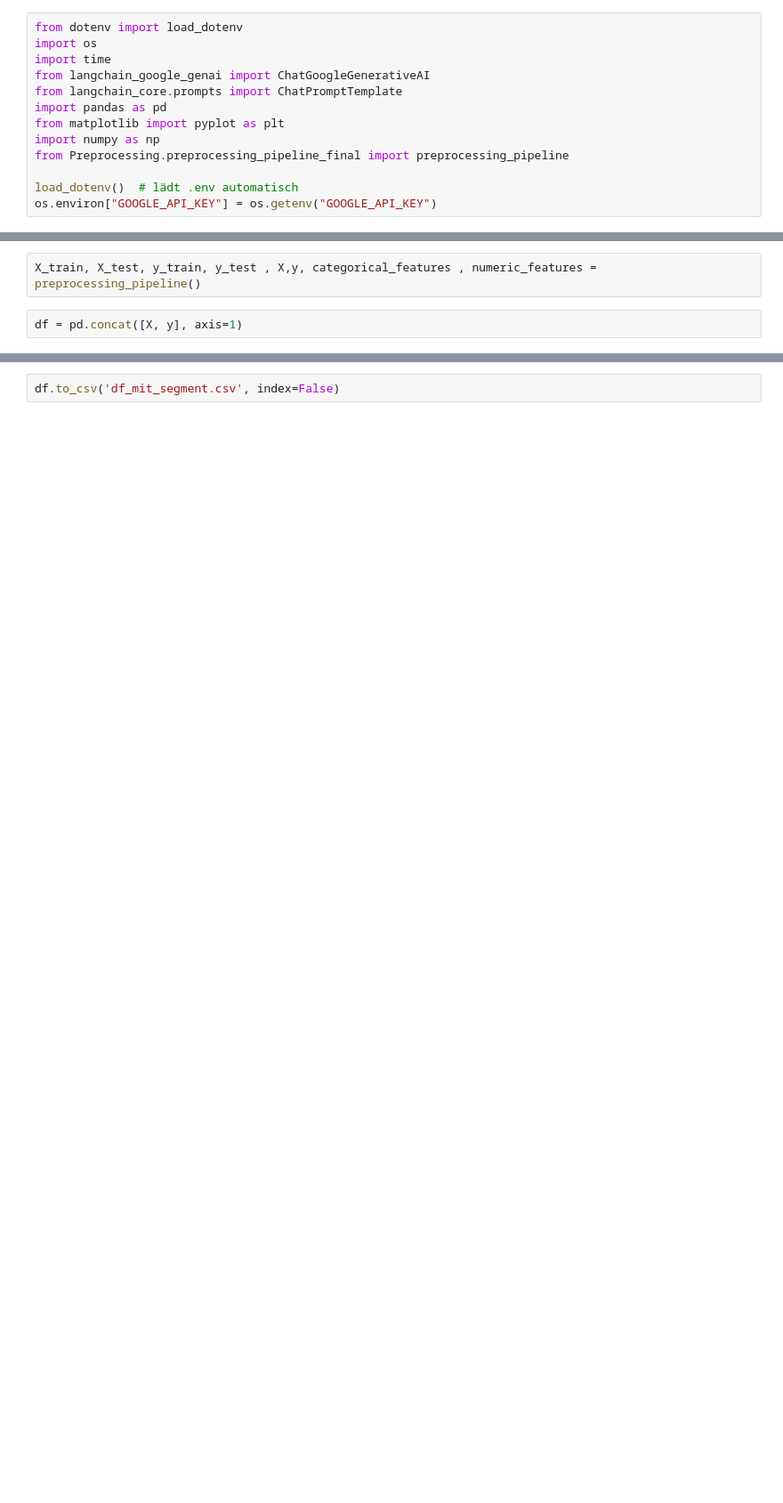
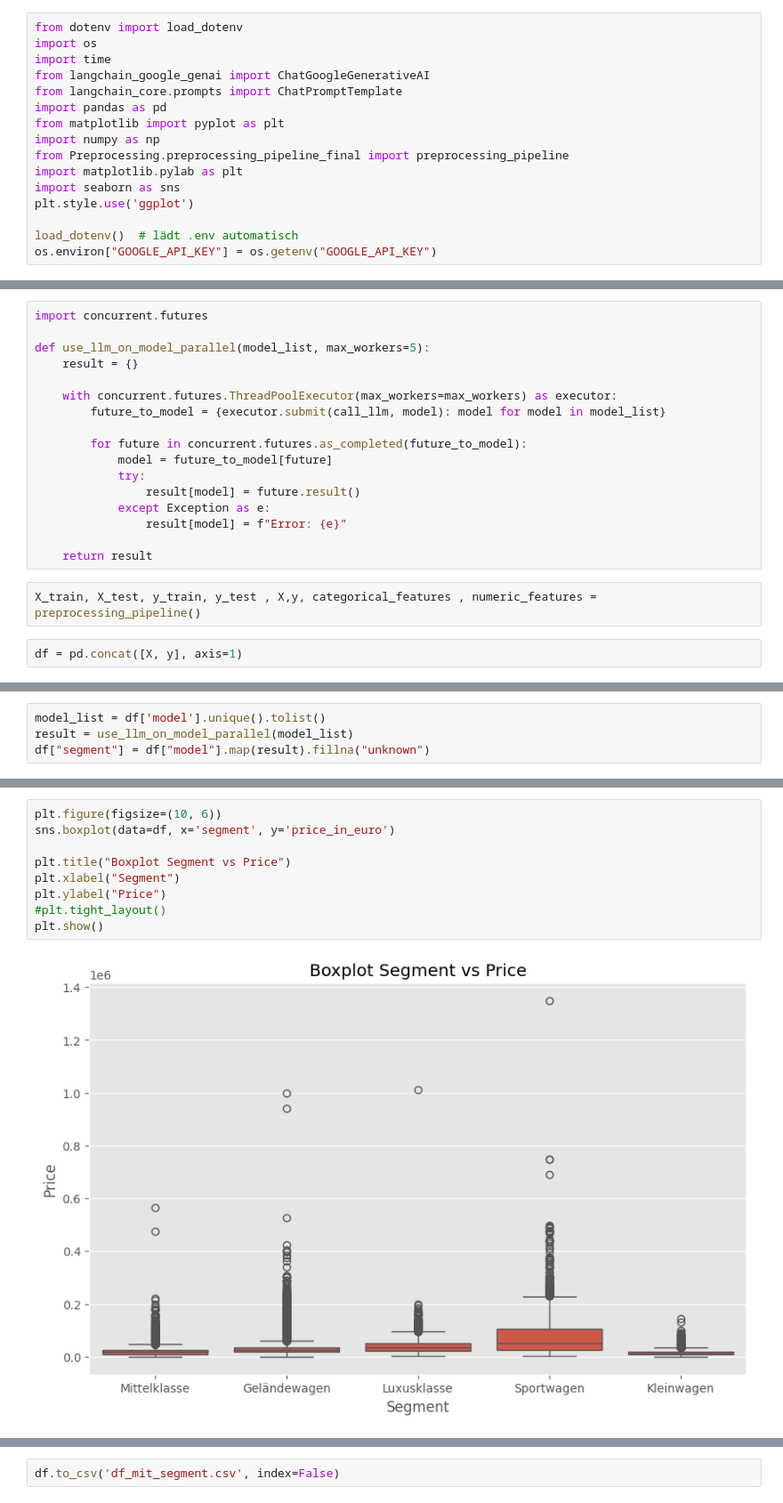
Before and after one commit to kiljos/data_mining, a Jupyter notebook: call_llm.ipynb, the cells around one changed output, grey strips where cells are left out. Shown: that part at 89% size. Cells and saved outputs as stored; diff of their text form; blank space fills up the shorter version.

```diff
--- a/call_llm.ipynb
+++ b/call_llm.ipynb
@@ -8,6 +8,9 @@ import pandas as pd
 from matplotlib import pyplot as plt
 import numpy as np
 from Preprocessing.preprocessing_pipeline_final import preprocessing_pipeline
+import matplotlib.pylab as plt
+import seaborn as sns
+plt.style.use('ggplot')
 
 load_dotenv()  # lädt .env automatisch
 os.environ["GOOGLE_API_KEY"] = os.getenv("GOOGLE_API_KEY")
@@ -94,3 +107,20 @@ def use_llm_on_model(model_list):
+# %%
+import concurrent.futures
+
+def use_llm_on_model_parallel(model_list, max_workers=5):
+    result = {}
+
+    with concurrent.futures.ThreadPoolExecutor(max_workers=max_workers) as executor:
+        future_to_model = {executor.submit(call_llm, model): model for model in model_list}
+
+        for future in concurrent.futures.as_completed(future_to_model):
+            model = future_to_model[future]
+            try:
+                result[model] = future.result()
+            except Exception as e:
+                result[model] = f"Error: {e}"
+
+    return result
 # %%
 X_train, X_test, y_train, y_test , X,y, categorical_features , numeric_features = preprocessing_pipeline()
 # %%
@@ -110,0 +142,4 @@ df["segment"] = df["model"].map(result).fillna("unknown")
+# %%
+model_list = df['model'].unique().tolist()
+result = use_llm_on_model_parallel(model_list)
+df["segment"] = df["model"].map(result).fillna("unknown")
@@ -110,0 +162,11 @@ df["segment"] = df["model"].map(result).fillna("unknown")
+# %%
+plt.figure(figsize=(10, 6))
+sns.boxplot(data=df, x='segment', y='price_in_euro')
+
+plt.title("Boxplot Segment vs Price")
+plt.xlabel("Segment")
+plt.ylabel("Price")
+#plt.tight_layout()
+plt.show()
+# %% [output]
+[figure, added]
```
Also changed, not shown: parts of 6 cells of this notebook, 1 other file.
